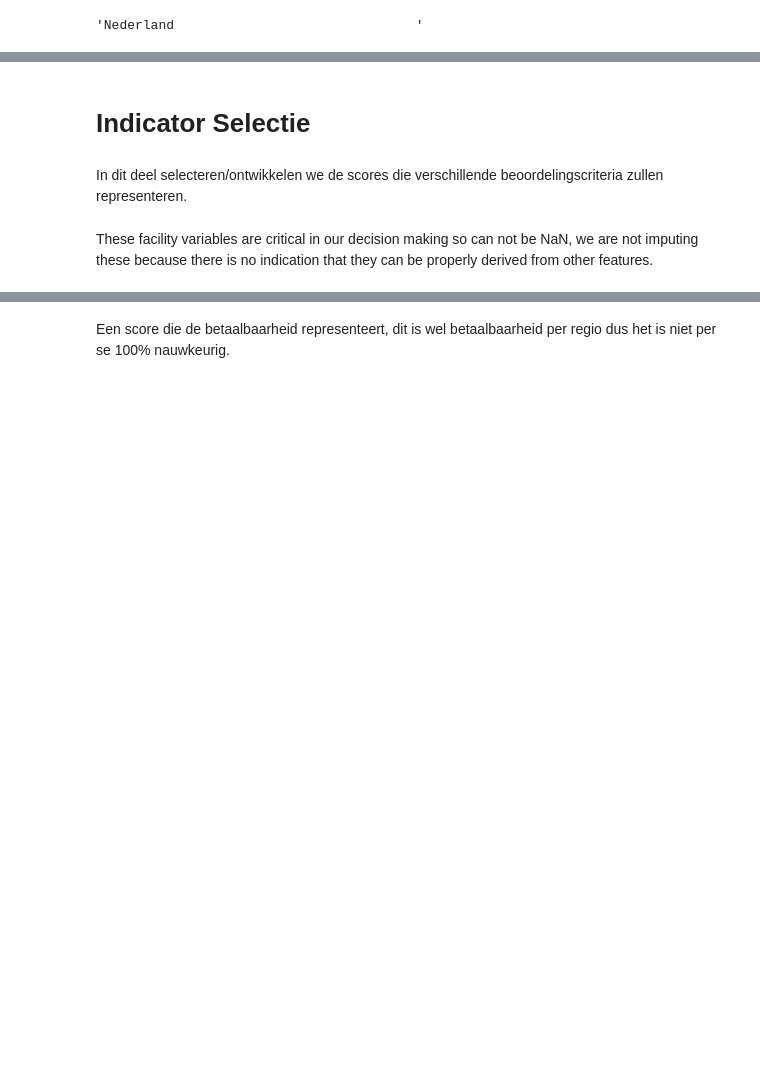
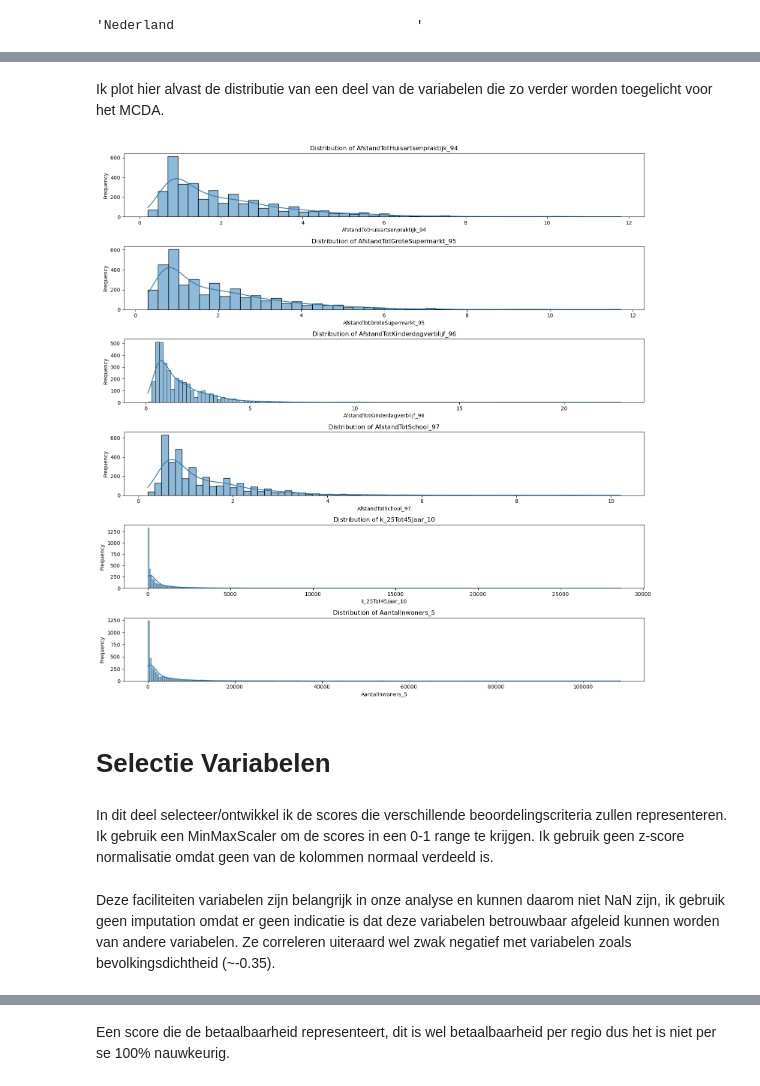
Before and after one commit to Verrem98/bob_constructions_casus, a Jupyter notebook: analysis.ipynb, the cells around one changed output, grey strips where cells are left out. Cells and saved outputs as stored; diff of their text form; code cells hidden in the pictures; blank space fills up the shorter version.

```diff
--- a/analysis.ipynb
+++ b/analysis.ipynb
@@ -152,12 +182,30 @@ df_merged = df_merged[~df_merged['WijkenEnBuurten'].isin(
+# %% [markdown]
+Ik plot hier alvast de distributie van een deel van de variabelen die zo verder worden toegelicht voor het MCDA.
+# %%
+fig, axes = plt.subplots(6,1, figsize=(15, 15))
+
+axes = axes.flatten()
+
+for i, column in enumerate(df_merged[["AfstandTotHuisartsenpraktijk_94", "AfstandTotGroteSupermarkt_95", "AfstandTotKinderdagverblijf_96",
+                    "AfstandTotSchool_97", "k_25Tot45Jaar_10", "AantalInwoners_5"]]):
+    sns.histplot(df_merged[column], kde=True, ax=axes[i])
+    axes[i].set_title(f'Distribution of {column}')
+    axes[i].set_xlabel(column)
+    axes[i].set_ylabel('Frequency')
+
+plt.tight_layout()
+plt.show()
+# %% [output]
+[figure, added]
 # %% [markdown]
-# Indicator Selectie
+# Selectie Variabelen
 # %% [markdown]
-In dit deel selecteren/ontwikkelen we de scores die verschillende beoordelingscriteria zullen representeren.
+In dit deel selecteer/ontwikkel ik de scores die verschillende beoordelingscriteria zullen representeren. Ik gebruik een MinMaxScaler om de scores in een 0-1 range te krijgen. Ik gebruik geen z-score normalisatie omdat geen van de kolommen normaal verdeeld is.
 # %%
 facility_columns = ["AfstandTotHuisartsenpraktijk_94", "AfstandTotGroteSupermarkt_95", "AfstandTotKinderdagverblijf_96",
                     "AfstandTotSchool_97"]
 # %% [markdown]
-These facility variables are critical in our decision making so can not be NaN, we are not imputing these because there is no indication that they can be properly derived from other features.
+Deze faciliteiten variabelen zijn belangrijk in onze analyse en kunnen daarom niet NaN zijn, ik gebruik geen imputation omdat er geen indicatie is dat deze variabelen betrouwbaar afgeleid kunnen worden van andere variabelen. Ze correleren uiteraard wel zwak negatief met variabelen zoals bevolkingsdichtheid (~-0.35).
 # %%
 df_merged[facility_columns].isna().sum()
 # %% [output]
```
Also changed, not shown: parts of 46 cells of this notebook, 6 other files.
